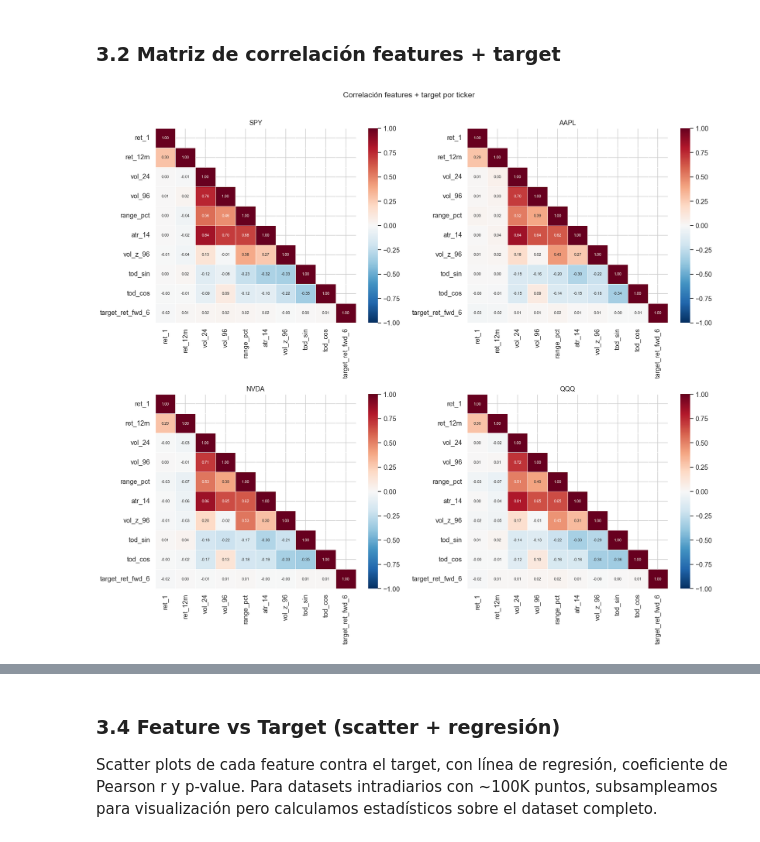
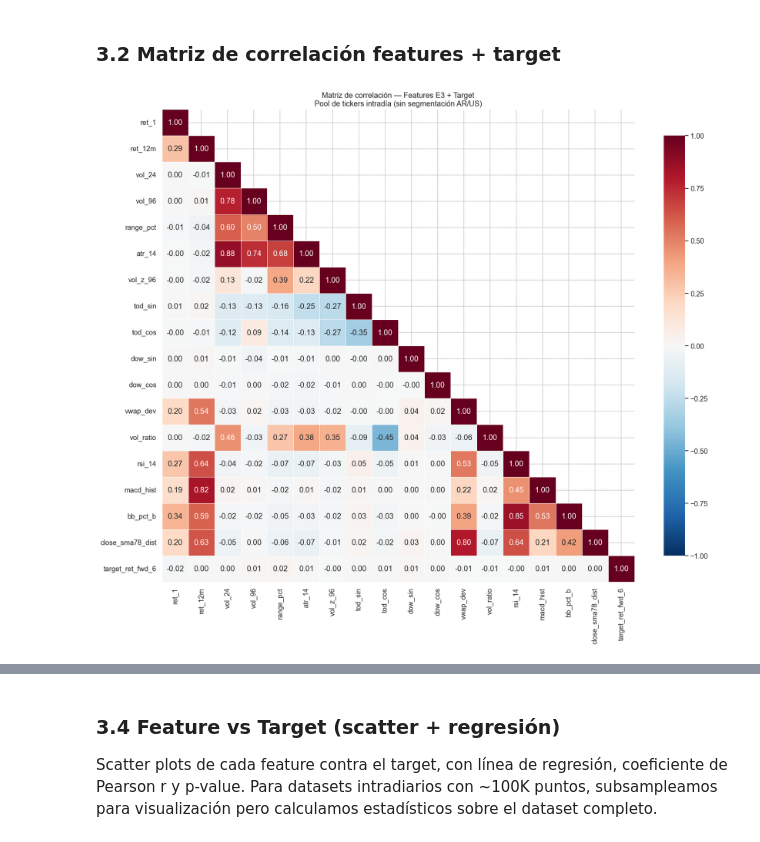
Before and after one commit to sebastian-carreras/trading_predict, a Jupyter notebook: notebooks/eda/e3_intraday_eda.ipynb, the cells around one changed output, grey strips where cells are left out. Saved outputs shown, nothing was run; the diff lists cells and outputs as text; code cells hidden in the pictures.

```diff
--- a/notebooks/eda/e3_intraday_eda.ipynb
+++ b/notebooks/eda/e3_intraday_eda.ipynb
@@ -510,29 +539,74 @@ for ticker, df_t in data.items():
 # %% [markdown]
 ### 3.2 Matriz de correlación features + target
 # %%
-# --- Matriz de correlación entre features + target por ticker ---
-# Buscamos:
-#   1. Features con correlación alta entre sí (redundancia → potencial para eliminar)
-#   2. Features con correlación con el target (señal predictiva)
-#   3. Diferencias entre tickers (¿el mismo feature funciona para todos?)
+# --- Matriz de correlación entre features + target (pool E3, sin segmentación AR/US) ---
+# En E3 no hay agrupación por mercados (AR vs US): todos los tickers pertenecen al mismo universo.
+# Se combina el pool de tickers para obtener una única matriz de correlación global.
 
-fig, axes = plt.subplots(2, 2, figsize=(16, 14))
-target_col = f"target_ret_fwd_{HORIZON_BARS}"
+import matplotlib.pyplot as plt
+import numpy as np
+import pandas as pd
+import seaborn as sns
 
-for ax, ticker in zip(axes.flat, E3_TICKERS):
-    if ticker not in combined_all:
-        continue
-    corr = combined_all[ticker].corr()
-    mask = np.triu(np.ones_like(corr, dtype=bool), k=1)
-    sns.heatmap(
-        corr, mask=mask, annot=True, fmt=".2f", cmap="RdBu_r",
-        center=0, vmin=-1, vmax=1, ax=ax,
-        annot_kws={"fontsize": 7}, linewidths=0.5,
-    )
-    ax.set_title(f"{ticker}", fontsize=12)
+if "E3_TICKERS" not in globals() or "features_all" not in globals() or "targets_all" not in globals():
+    raise RuntimeError("Faltan variables base. Ejecuta primero las celdas de setup y cálculo de features/targets.")
 
-fig.suptitle("Correlación features + target por ticker", fontsize=14, y=1.01)
-fig.tight_layout()
+if "HORIZON_BARS" in globals():
+    target_col = f"target_ret_fwd_{HORIZON_BARS}"
+else:
+    sample_ticker = next((t for t in E3_TICKERS if t in targets_all), None)
+    if sample_ticker is None:
+        raise RuntimeError("No hay targets disponibles para los tickers de E3.")
+    target_col = targets_all[sample_ticker].name
+
+pool_feat_target = pd.concat(
+    [
+        pd.concat([features_all[t], targets_all[t]], axis=1)
+        for t in E3_TICKERS
+        if t in features_all and t in targets_all
+    ],
+    ignore_index=True,
+)
+
+if pool_feat_target.empty:
+    raise RuntimeError("El pool de features+target está vacío. Verifica celdas previas.")
+
+corr = pool_feat_target.corr()
+
+fig, ax = plt.subplots(figsize=(16, 14))
+mask = np.triu(np.ones_like(corr, dtype=bool), k=1)
+sns.heatmap(
+    corr,
+    mask=mask,
+    annot=True,
+    fmt=".2f",
+    cmap="RdBu_r",
+    center=0,
+    vmin=-1,
+    vmax=1,
+    ax=ax,
+    linewidths=0.5,
+    square=True,
+    cbar_kws={"shrink": 0.8},
+)
+ax.set_title("Matriz de correlación — Features E3 + Target\nPool de tickers intradía (sin segmentación AR/US)", fontsize=13)
+plt.tight_layout()
 plt.show()
+
+# Pares con alta correlación
+HIGH_CORR_THRESHOLD = 0.7
+high_corr = []
+for i in range(len(corr.columns)):
+    for j in range(i + 1, len(corr.columns)):
+        r = corr.iloc[i, j]
+        if abs(r) > HIGH_CORR_THRESHOLD:
+            high_corr.append((corr.columns[i], corr.columns[j], round(r, 3)))
+
+if high_corr:
+    print(f"\n⚠️ [Pool E3] Pares con correlación |r| > {HIGH_CORR_THRESHOLD}:")
+    for f1, f2, r in sorted(high_corr, key=lambda x: abs(x[2]), reverse=True):
+        print(f"  {f1} ↔ {f2}: r = {r}")
+else:
+    print(f"\n✓ [Pool E3] No hay pares con correlación |r| > {HIGH_CORR_THRESHOLD}")
 # %% [output]
-[figure, old version]
+[figure, new version]
```
Also changed, not shown: parts of 15 cells of this notebook, 39 other files.
